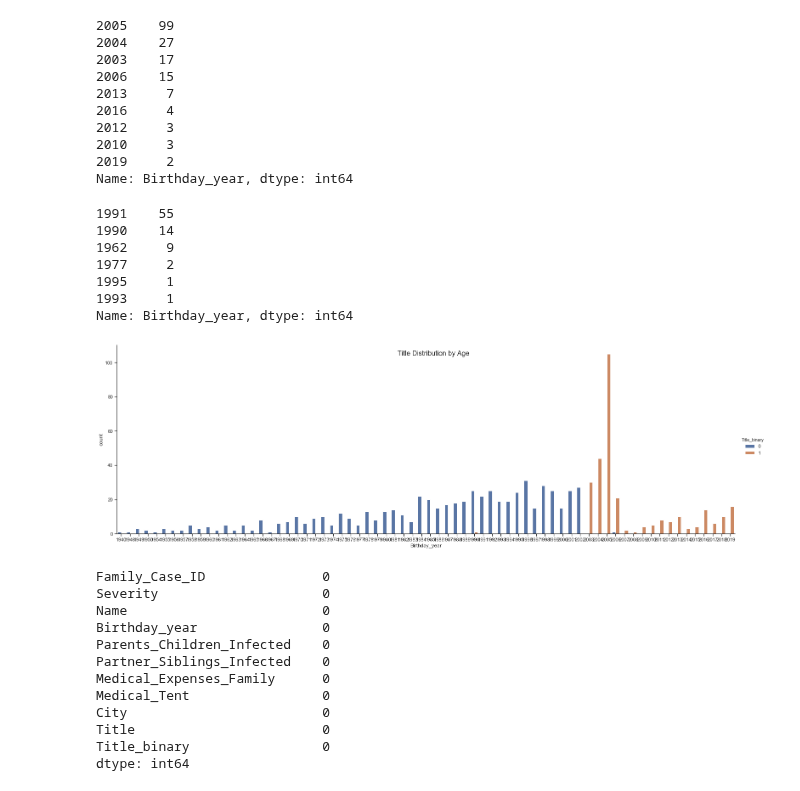
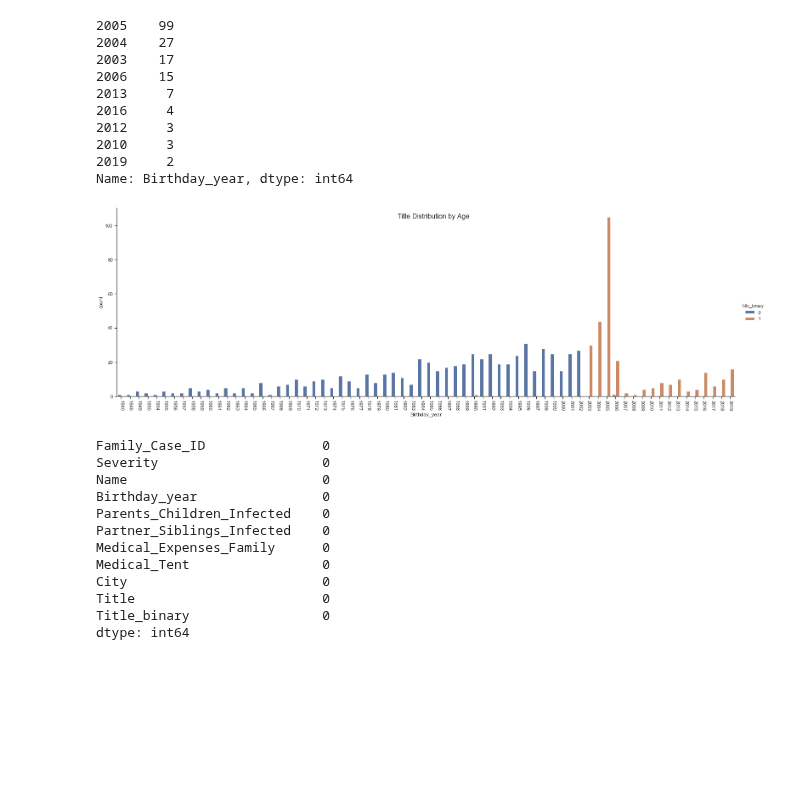
Before and after one commit to DavidSilva98/ML_project, a Jupyter notebook: group7.ipynb, the cells around one changed output. Drawn from its saved outputs; the diff is of its cells as text; code cells hidden in the pictures; blank space fills up the shorter version.

```diff
--- a/group7.ipynb
+++ b/group7.ipynb
@@ -523,7 +541,7 @@ null_idx_test = list(test_df[test_df.Birthday_year.isnull()].index)
 # %%
 # merging Miss with Master and Mr with Mrs
-X_train['Title_binary'] = X_train['Title'].apply(lambda x: 1 if x in ["Master","Miss"] else 0)
-test_df['Title_binary'] = test_df['Title'].apply(lambda x: 1 if x in ["Master","Miss"] else 0)
+X_train_clean['Title_binary'] = X_train_clean['Title'].apply(lambda x: 1 if x in ["Master","Miss"] else 0)
+# test_df['Title_binary'] = test_df['Title'].apply(lambda x: 1 if x in ["Master","Miss"] else 0)
 # %%
 # get a clearer view of the title distribution
 sns.catplot(x="Birthday_year", hue="Title_binary",
@@ -564,24 +583,25 @@ def knn_imputer_birthday(X_train, test, scaler_type):
 
     fill_birthday_train, scaler = scale_function(X_use.drop(columns=cols_drop), columns_to_norm=columns_to_norm,
                                                  columns_not_norm=columns_not_norm, scaler_type=scaler_type)
-    fill_birthday_test, scaler = scale_function(X_test.drop(columns=cols_drop), columns_to_norm=columns_to_norm,
-                                                 columns_not_norm=columns_not_norm, scaler_type=scaler_type)
+#     fill_birthday_test, scaler = scale_function(X_test.drop(columns=cols_drop), columns_to_norm=columns_to_norm,
+#                                                  columns_not_norm=columns_not_norm, scaler_type=scaler_type)
 
     imputer = KNNImputer(n_neighbors=3, weights='distance').fit(fill_birthday_train)
 
     X_imputted_birthday_train = imputer.transform(fill_birthday_train)
-    X_imputted_birthday_test = imputer.transform(fill_birthday_test)
+#     X_imputted_birthday_test = imputer.transform(fill_birthday_test)
 
     X_use.Birthday_year = list(pd.DataFrame(X_imputted_birthday_train).iloc[:,0]) # 0 is the index of Birthday_year
-    X_test.Birthday_year = list(pd.DataFrame(X_imputted_birthday_test).iloc[:,0]) # 0 is the index of Birthday_year
+#     X_test.Birthday_year = list(pd.DataFrame(X_imputted_birthday_test).iloc[:,0]) # 0 is the index of Birthday_year
 
     return X_use, X_test
 # %%
 # impute missing values
-X_train, test_df = knn_imputer_birthday(X_train, test_df, scaler_type=scaler_type)
+# X_train, test_df = knn_imputer_birthday(X_train, test_df, scaler_type=scaler_type)
+X_train_clean, _ = knn_imputer_birthday(X_train_clean, test_df, scaler_type=scaler_type)
 # %%
 # round Birthday_year
-X_train.Birthday_year = X_train.Birthday_year.round(0).astype(int)
-test_df.Birthday_year = test_df.Birthday_year.round(0).astype(int)
+X_train_clean.Birthday_year = X_train_clean.Birthday_year.round(0).astype(int)
+# test_df.Birthday_year = test_df.Birthday_year.round(0).astype(int)
 # %%
 # see where the distribution of the imputed values
@@ -599,22 +619,15 @@ X_train[X_train.index.isin(null_idx)].Birthday_year.value_counts()
 Name: Birthday_year, dtype: int64
 # %%
 # see where the distribution of the imputed values
-test_df[test_df.index.isin(null_idx_test)].Birthday_year.value_counts()
+# test_df[test_df.index.isin(null_idx_test)].Birthday_year.value_counts()
-# %% [output]
-1991    55
-1990    14
-1962     9
-1977     2
-1995     1
-1993     1
-Name: Birthday_year, dtype: int64
 # %%
-# get a clearer view of the title distribution over Birthday_year
+# Get a clearer view of the title distribution over Birthday_year
 sns.catplot(x="Birthday_year", hue="Title_binary",
-               data=X_train, kind="count",
+               data=X_train_clean, kind="count",
                height=7, aspect=3)
 plt.suptitle("Title Distribution by Age", y=0.95, fontsize=16)
+plt.xticks(rotation=-90)
 plt.show()
 # %% [output]
-[figure, old version]
+[figure, new version]
 # %%
```
Also changed, not shown: parts of 84 cells of this notebook, 2 other files.
